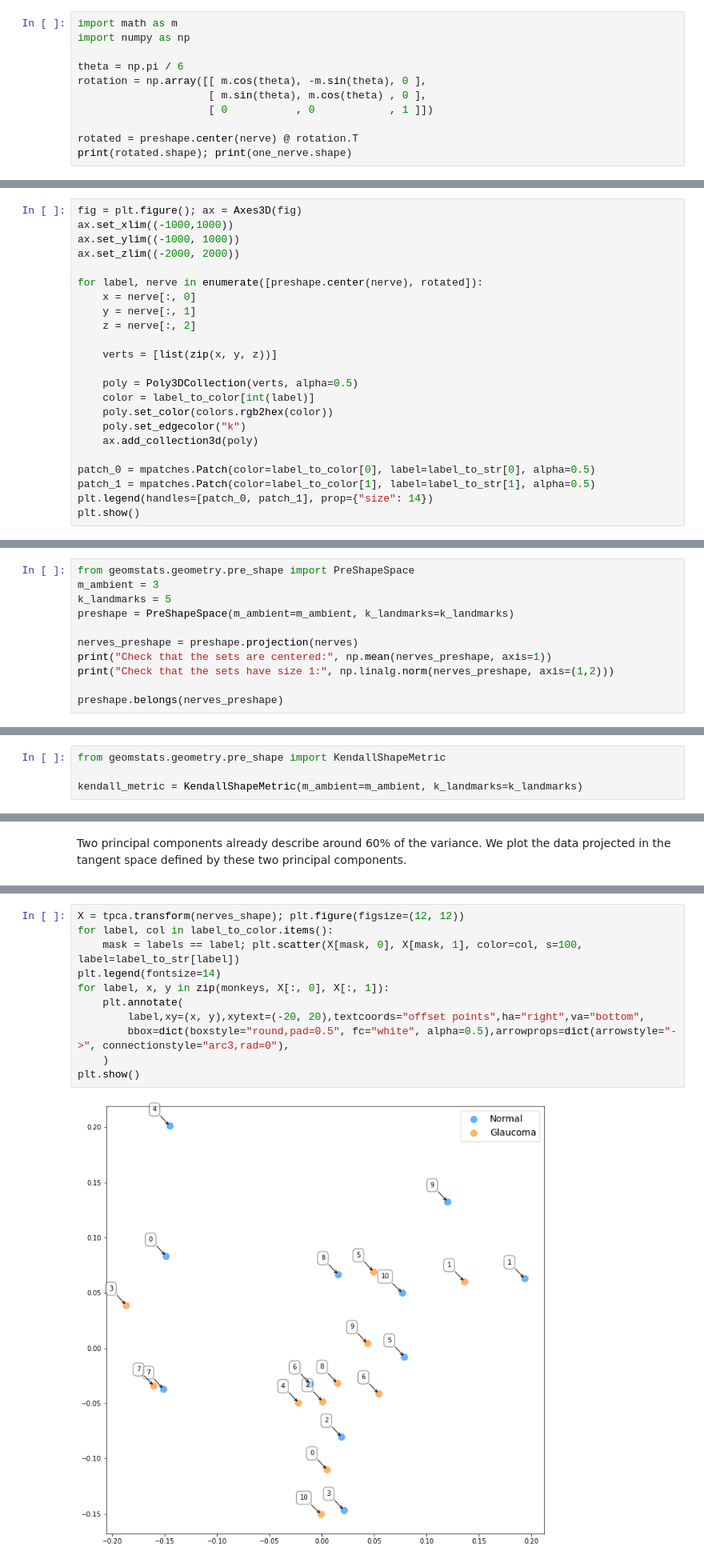
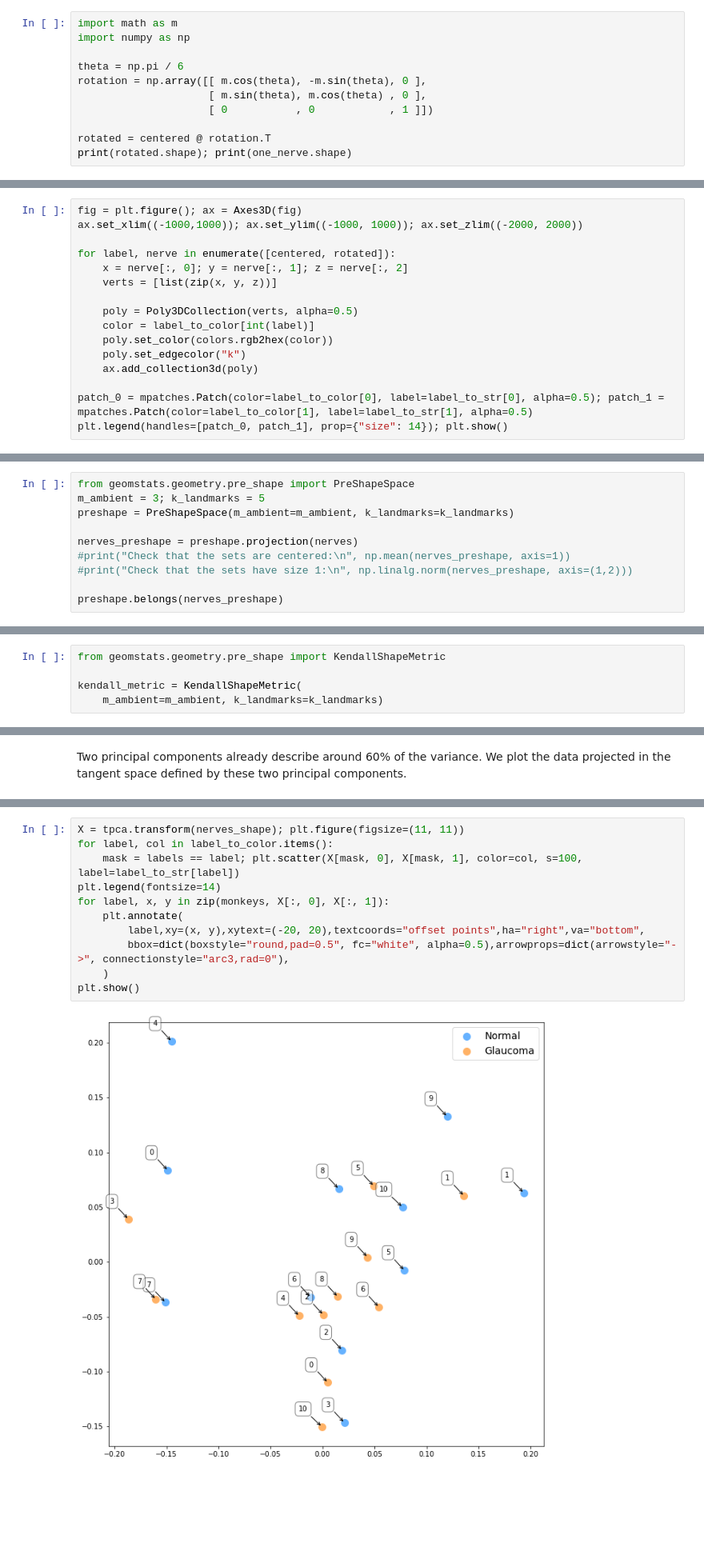
Before and after one commit to geometric-intelligence/ece594n, a Jupyter notebook: lectures/02_a_landmarks.ipynb, the cells around one changed output, grey strips where cells are left out. Shown at 80% size. Drawn from its saved outputs; the diff is of its cells as text; blank space fills up the shorter version.

```diff
--- a/lectures/02_a_landmarks.ipynb
+++ b/lectures/02_a_landmarks.ipynb
@@ -270,22 +273,17 @@ rotation = np.array([[ m.cos(theta), -m.sin(theta), 0 ],
                      [ m.sin(theta), m.cos(theta) , 0 ],
                      [ 0           , 0            , 1 ]])
 
-rotated = preshape.center(nerve) @ rotation.T
+rotated = centered @ rotation.T
 print(rotated.shape); print(one_nerve.shape)
 # %% [output]
 (5, 3)
 (5, 3)
 # %%
 fig = plt.figure(); ax = Axes3D(fig)
-ax.set_xlim((-1000,1000))
-ax.set_ylim((-1000, 1000))
-ax.set_zlim((-2000, 2000))
+ax.set_xlim((-1000,1000)); ax.set_ylim((-1000, 1000)); ax.set_zlim((-2000, 2000))
 
-for label, nerve in enumerate([preshape.center(nerve), rotated]):
-    x = nerve[:, 0]
-    y = nerve[:, 1]
-    z = nerve[:, 2]
-
+for label, nerve in enumerate([centered, rotated]):
+    x = nerve[:, 0]; y = nerve[:, 1]; z = nerve[:, 2]
     verts = [list(zip(x, y, z))]
 
     poly = Poly3DCollection(verts, alpha=0.5)
@@ -294,10 +292,8 @@ for label, nerve in enumerate([preshape.center(nerve), rotated]):
     poly.set_edgecolor("k")
     ax.add_collection3d(poly)
 
-patch_0 = mpatches.Patch(color=label_to_color[0], label=label_to_str[0], alpha=0.5)
-patch_1 = mpatches.Patch(color=label_to_color[1], label=label_to_str[1], alpha=0.5)
-plt.legend(handles=[patch_0, patch_1], prop={"size": 14})
-plt.show()
+patch_0 = mpatches.Patch(color=label_to_color[0], label=label_to_str[0], alpha=0.5); patch_1 = mpatches.Patch(color=label_to_color[1], label=label_to_str[1], alpha=0.5)
+plt.legend(handles=[patch_0, patch_1], prop={"size": 14}); plt.show()
 # %% [output]
 [figure]
 # %% [markdown]
@@ -324,13 +320,12 @@ $\color{#EF5645}{\text{Definitions}}$:
   - $X$ is re-scaled such that its scale is 1.
 # %%
 from geomstats.geometry.pre_shape import PreShapeSpace
-m_ambient = 3
-k_landmarks = 5
+m_ambient = 3; k_landmarks = 5
 preshape = PreShapeSpace(m_ambient=m_ambient, k_landmarks=k_landmarks)
 
 nerves_preshape = preshape.projection(nerves)
-print("Check that the sets are centered:", np.mean(nerves_preshape, axis=1))
-print("Check that the sets have size 1:", np.linalg.norm(nerves_preshape, axis=(1,2)))
+#print("Check that the sets are centered:\n", np.mean(nerves_preshape, axis=1))
+#print("Check that the sets have size 1:\n", np.linalg.norm(nerves_preshape, axis=(1,2)))
 
 preshape.belongs(nerves_preshape)
 # %% [output]
@@ -383,7 +361,8 @@ The Kendall shape space is a manifold equipped with a Riemannian metric called t
 # %%
 from geomstats.geometry.pre_shape import KendallShapeMetric
 
-kendall_metric = KendallShapeMetric(m_ambient=m_ambient, k_landmarks=k_landmarks)
+kendall_metric = KendallShapeMetric(
+    m_ambient=m_ambient, k_landmarks=k_landmarks)
 # %% [markdown]
 <center><img src="figs/01_triangles_2d.png" width=300px alt="default"/></center>
 # %% [markdown]
@@ -410,18 +389,18 @@ label_to_color = {
     1: (255 / 255, 178 / 255, 102 / 255, 1.0),
 }
 # %%
-X = tpca.transform(nerves_shape); plt.figure(figsize=(12, 12))
+X = tpca.transform(nerves_shape); plt.figure(figsize=(11, 11))
 for label, col in label_to_color.items():
     mask = labels == label; plt.scatter(X[mask, 0], X[mask, 1], color=col, s=100, label=label_to_str[label])
 plt.legend(fontsize=14)
 for label, x, y in zip(monkeys, X[:, 0], X[:, 1]):
     plt.annotate(
         label,xy=(x, y),xytext=(-20, 20),textcoords="offset points",ha="right",va="bottom",
         bbox=dict(boxstyle="round,pad=0.5", fc="white", alpha=0.5),arrowprops=dict(arrowstyle="->", connectionstyle="arc3,rad=0"),
     )
 plt.show()
 # %% [output]
-[figure, old version]
+[figure, new version]
 # %% [markdown]
 Visual inspection:
 - does not reveal any clusters between the glaucoma and normal optical nerves' shapes.
```
Also changed, not shown: parts of 17 cells of this notebook.
